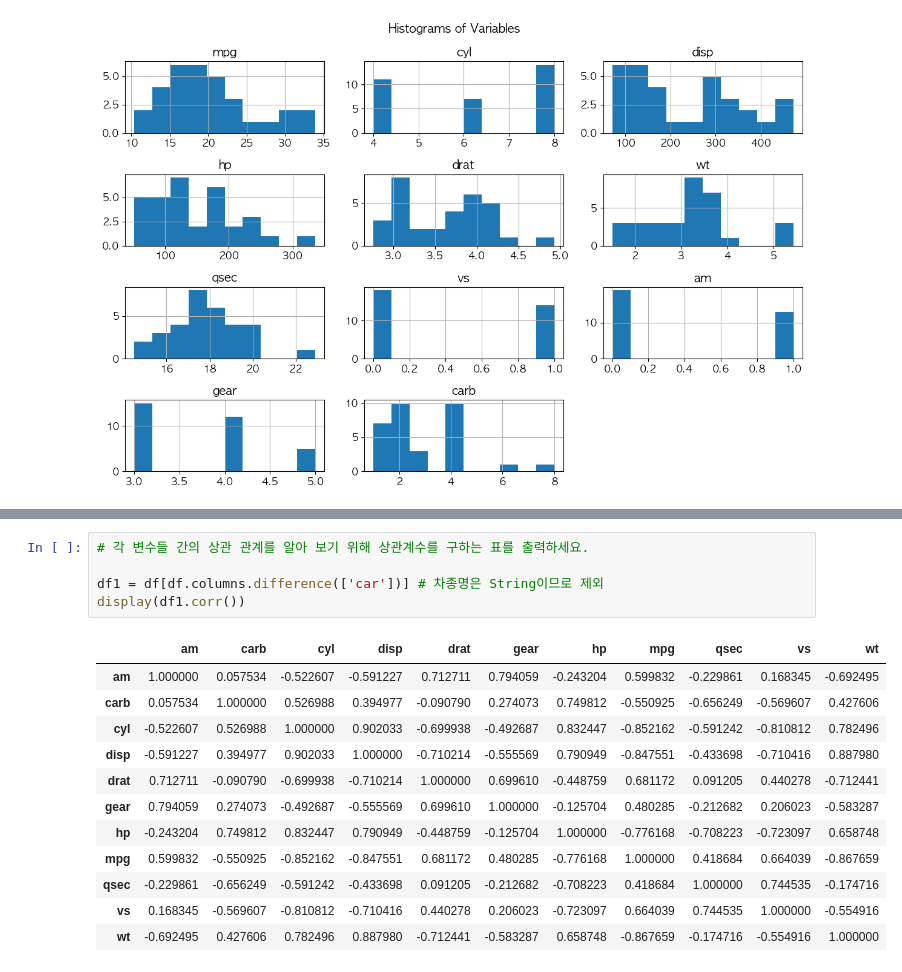
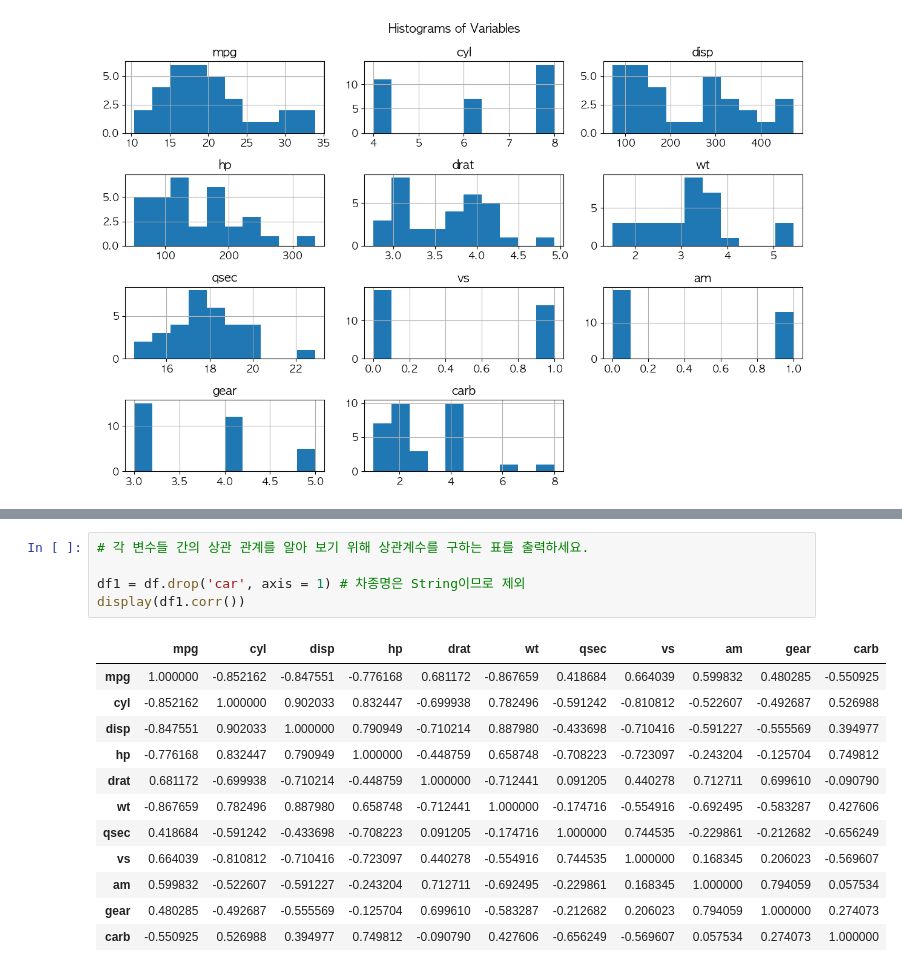
Before and after one commit to SpeOwO/Wiki-HMG, a Jupyter notebook: missions/W1/M1/m1.ipynb, the cells around one changed output, grey strips where cells are left out. Cells and saved outputs as stored; diff of their text form.

```diff
--- a/missions/W1/M1/m1.ipynb
+++ b/missions/W1/M1/m1.ipynb
@@ -206,18 +194,18 @@ plt.show()
 # %%
 # 각 변수들 간의 상관 관계를 알아 보기 위해 상관계수를 구하는 표를 출력하세요.
 
-df1 = df[df.columns.difference(['car'])] # 차종명은 String이므로 제외
+df1 = df.drop('car', axis = 1) # 차종명은 String이므로 제외
 display(df1.corr())
 # %% [output]
-|  | am | carb | cyl | disp | drat | gear | hp | mpg | qsec | vs | wt |
-| am | 1.000000 | 0.057534 | -0.522607 | -0.591227 | 0.712711 | 0.794059 | -0.243204 | 0.599832 | -0.229861 | 0.168345 | -0.692495 |
-| carb | 0.057534 | 1.000000 | 0.526988 | 0.394977 | -0.090790 | 0.274073 | 0.749812 | -0.550925 | -0.656249 | -0.569607 | 0.427606 |
-| cyl | -0.522607 | 0.526988 | 1.000000 | 0.902033 | -0.699938 | -0.492687 | 0.832447 | -0.852162 | -0.591242 | -0.810812 | 0.782496 |
-| disp | -0.591227 | 0.394977 | 0.902033 | 1.000000 | -0.710214 | -0.555569 | 0.790949 | -0.847551 | -0.433698 | -0.710416 | 0.887980 |
-| drat | 0.712711 | -0.090790 | -0.699938 | -0.710214 | 1.000000 | 0.699610 | -0.448759 | 0.681172 | 0.091205 | 0.440278 | -0.712441 |
-| gear | 0.794059 | 0.274073 | -0.492687 | -0.555569 | 0.699610 | 1.000000 | -0.125704 | 0.480285 | -0.212682 | 0.206023 | -0.583287 |
-| hp | -0.243204 | 0.749812 | 0.832447 | 0.790949 | -0.448759 | -0.125704 | 1.000000 | -0.776168 | -0.708223 | -0.723097 | 0.658748 |
-| mpg | 0.599832 | -0.550925 | -0.852162 | -0.847551 | 0.681172 | 0.480285 | -0.776168 | 1.000000 | 0.418684 | 0.664039 | -0.867659 |
-| qsec | -0.229861 | -0.656249 | -0.591242 | -0.433698 | 0.091205 | -0.212682 | -0.708223 | 0.418684 | 1.000000 | 0.744535 | -0.174716 |
-| vs | 0.168345 | -0.569607 | -0.810812 | -0.710416 | 0.440278 | 0.206023 | -0.723097 | 0.664039 | 0.744535 | 1.000000 | -0.554916 |
-| wt | -0.692495 | 0.427606 | 0.782496 | 0.887980 | -0.712441 | -0.583287 | 0.658748 | -0.867659 | -0.174716 | -0.554916 | 1.000000 |
+|  | mpg | cyl | disp | hp | drat | wt | qsec | vs | am | gear | carb |
+| mpg | 1.000000 | -0.852162 | -0.847551 | -0.776168 | 0.681172 | -0.867659 | 0.418684 | 0.664039 | 0.599832 | 0.480285 | -0.550925 |
+| cyl | -0.852162 | 1.000000 | 0.902033 | 0.832447 | -0.699938 | 0.782496 | -0.591242 | -0.810812 | -0.522607 | -0.492687 | 0.526988 |
+| disp | -0.847551 | 0.902033 | 1.000000 | 0.790949 | -0.710214 | 0.887980 | -0.433698 | -0.710416 | -0.591227 | -0.555569 | 0.394977 |
+| hp | -0.776168 | 0.832447 | 0.790949 | 1.000000 | -0.448759 | 0.658748 | -0.708223 | -0.723097 | -0.243204 | -0.125704 | 0.749812 |
+| drat | 0.681172 | -0.699938 | -0.710214 | -0.448759 | 1.000000 | -0.712441 | 0.091205 | 0.440278 | 0.712711 | 0.699610 | -0.090790 |
+| wt | -0.867659 | 0.782496 | 0.887980 | 0.658748 | -0.712441 | 1.000000 | -0.174716 | -0.554916 | -0.692495 | -0.583287 | 0.427606 |
+| qsec | 0.418684 | -0.591242 | -0.433698 | -0.708223 | 0.091205 | -0.174716 | 1.000000 | 0.744535 | -0.229861 | -0.212682 | -0.656249 |
+| vs | 0.664039 | -0.810812 | -0.710416 | -0.723097 | 0.440278 | -0.554916 | 0.744535 | 1.000000 | 0.168345 | 0.206023 | -0.569607 |
+| am | 0.599832 | -0.522607 | -0.591227 | -0.243204 | 0.712711 | -0.692495 | -0.229861 | 0.168345 | 1.000000 | 0.794059 | 0.057534 |
+| gear | 0.480285 | -0.492687 | -0.555569 | -0.125704 | 0.699610 | -0.583287 | -0.212682 | 0.206023 | 0.794059 | 1.000000 | 0.274073 |
+| carb | -0.550925 | 0.526988 | 0.394977 | 0.749812 | -0.090790 | 0.427606 | -0.656249 | -0.569607 | 0.057534 | 0.274073 | 1.000000 |
```
Also changed, not shown: parts of 3 cells of this notebook.
